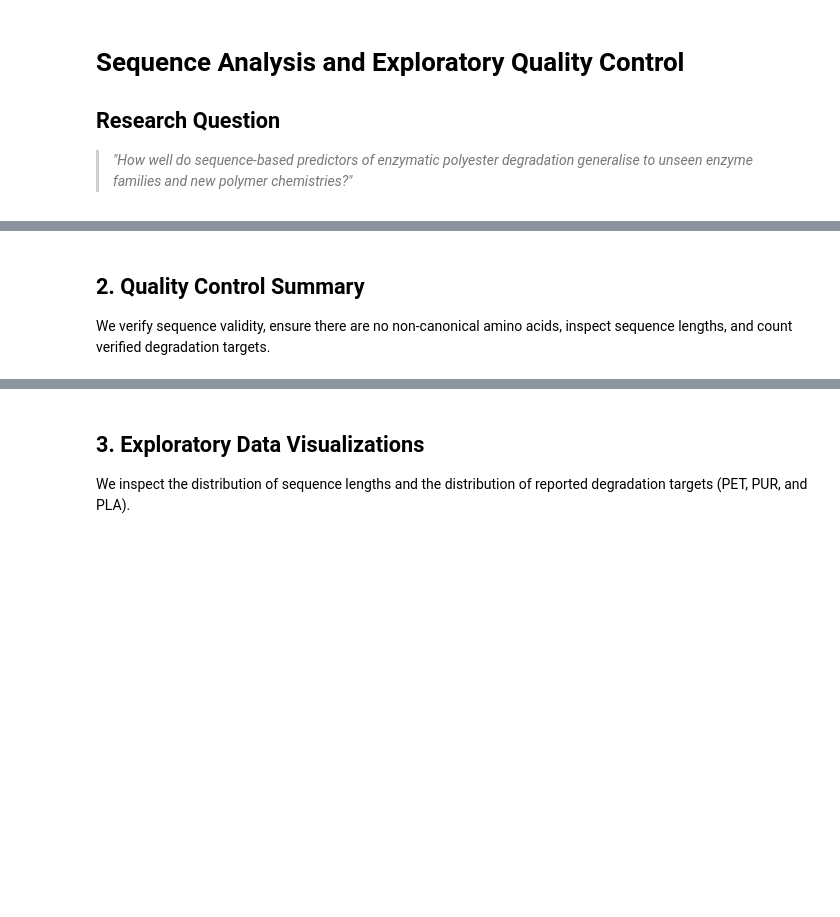
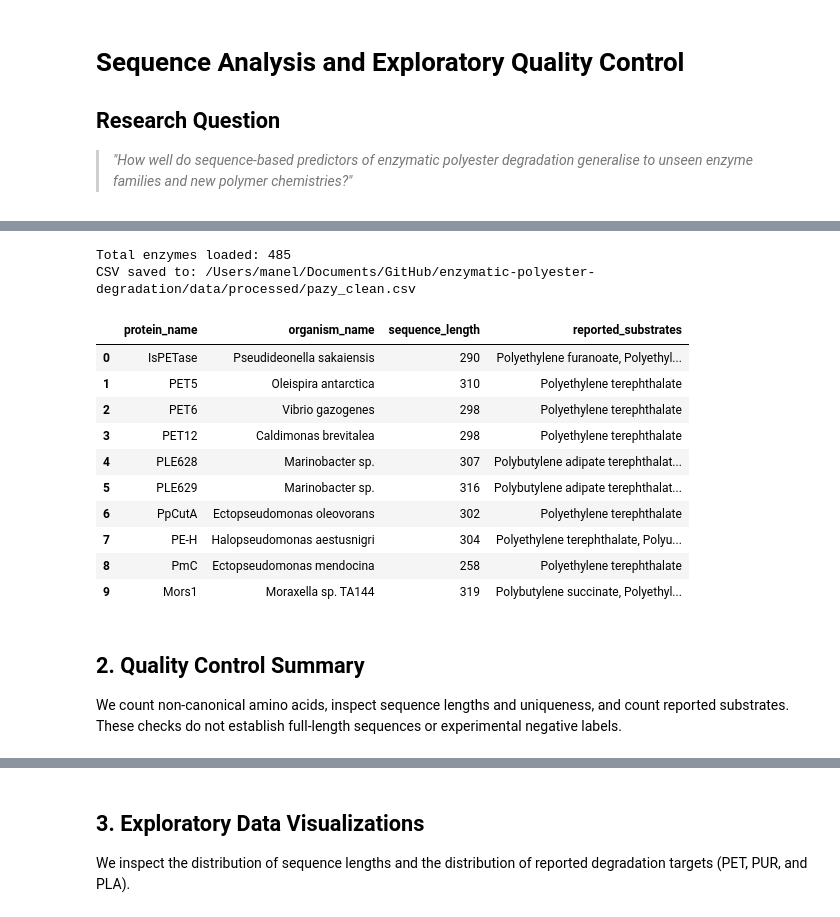
Before and after one commit to zelario/enzymatic-polyester-degradation, a Jupyter notebook: notebooks/01_data_exploration_and_baseline.ipynb, the cells around one changed output, grey strips where cells are left out. Saved outputs shown, nothing was run; the diff lists cells and outputs as text; code cells hidden in the pictures; blank space fills up the shorter version.

Commit message:
Fix substrate annotations and document reproducible PAZy analysis

```diff
--- a/notebooks/01_data_exploration_and_baseline.ipynb
+++ b/notebooks/01_data_exploration_and_baseline.ipynb
@@ -4,22 +4,33 @@
 ## Research Question
 > *"How well do sequence-based predictors of enzymatic polyester degradation generalise to unseen enzyme families and new polymer chemistries?"*
 # %%
-# Environment Setup and Local Imports
+# Environment setup and local imports
 import sys
-import os
+import subprocess
 from pathlib import Path
 
-# Add project root to sys.path
-project_root = Path(".").resolve()
-if project_root.name == "notebooks":
-    project_root = project_root.parent
+if "google.colab" in sys.modules:
+    project_root = Path("/content/enzymatic-polyester-degradation")
+    if not (project_root / "src").is_dir():
+        subprocess.run([
+            "git", "clone",
+            "https://github.com/zelario/enzymatic-polyester-degradation.git",
+            str(project_root),
+        ], check=True)
+    subprocess.run([
+        sys.executable, "-m", "pip", "install", "-q",
+        "-r", str(project_root / "requirements.txt"),
+    ], check=True)
+else:
+    project_root = Path.cwd()
+    if project_root.name == "notebooks":
+        project_root = project_root.parent
+
 sys.path.insert(0, str(project_root))
 
 import pandas as pd
-import numpy as np
 import matplotlib.pyplot as plt
 import seaborn as sns
-
 from src.data import load_pazy_dataset, check_dataset_quality
 
 sns.set_theme(style="whitegrid", font_scale=1.1)
@@ -37,6 +51,38 @@ dataset.head(5)
+# %%
+# Load the PAZy dataset (downloads automatically if not cached locally)
+dataset = load_pazy_dataset()
+print(f"Total enzymes loaded: {len(dataset)}")
+
+# Export a flat table, keeping long sequences in the last column
+csv_path = project_root / "data" / "processed" / "pazy_clean.csv"
+csv_path.parent.mkdir(parents=True, exist_ok=True)
+csv_columns = [column for column in dataset.columns if column != "sequence"] + ["sequence"]
+dataset[csv_columns].to_csv(csv_path, index=False, encoding="utf-8-sig")
+print(f"CSV saved to: {csv_path}")
+
+# Display a compact preview without the long sequence strings
+preview_columns = [
+    "protein_name", "organism_name", "sequence_length", "reported_substrates",
+]
+with pd.option_context("display.max_colwidth", 100):
+    display(dataset[preview_columns].head(10))
+# %% [output]
+Total enzymes loaded: 485
+CSV saved to: /Users/manel/Documents/GitHub/enzymatic-polyester-degradation/data/processed/pazy_clean.csv
+|  | protein_name | organism_name | sequence_length | reported_substrates |
+| 0 | IsPETase | Pseudideonella sakaiensis | 290 | Polyethylene furanoate, Polyethyl... |
+| 1 | PET5 | Oleispira antarctica | 310 | Polyethylene terephthalate |
+| 2 | PET6 | Vibrio gazogenes | 298 | Polyethylene terephthalate |
+| 3 | PET12 | Caldimonas brevitalea | 298 | Polyethylene terephthalate |
+| 4 | PLE628 | Marinobacter sp. | 307 | Polybutylene adipate terephthalat... |
+| 5 | PLE629 | Marinobacter sp. | 316 | Polybutylene adipate terephthalat... |
+| 6 | PpCutA | Ectopseudomonas oleovorans | 302 | Polyethylene terephthalate |
+| 7 | PE-H | Halopseudomonas aestusnigri | 304 | Polyethylene terephthalate, Polyu... |
+| 8 | PmC | Ectopseudomonas mendocina | 258 | Polyethylene terephthalate |
+| 9 | Mors1 | Moraxella sp. TA144 | 319 | Polybutylene succinate, Polyethyl... |
 # %% [markdown]
 ## 2. Quality Control Summary
-We verify sequence validity, ensure there are no non-canonical amino acids, inspect sequence lengths, and count verified degradation targets.
+We count non-canonical amino acids, inspect sequence lengths and uniqueness, and count reported substrates. These checks do not establish full-length sequences or experimental negative labels.
 # %%
 # Compute and display quality control metrics
 quality_metrics = check_dataset_quality(dataset)
```
Also changed, not shown: parts of 12 cells of this notebook, 9 other files.
